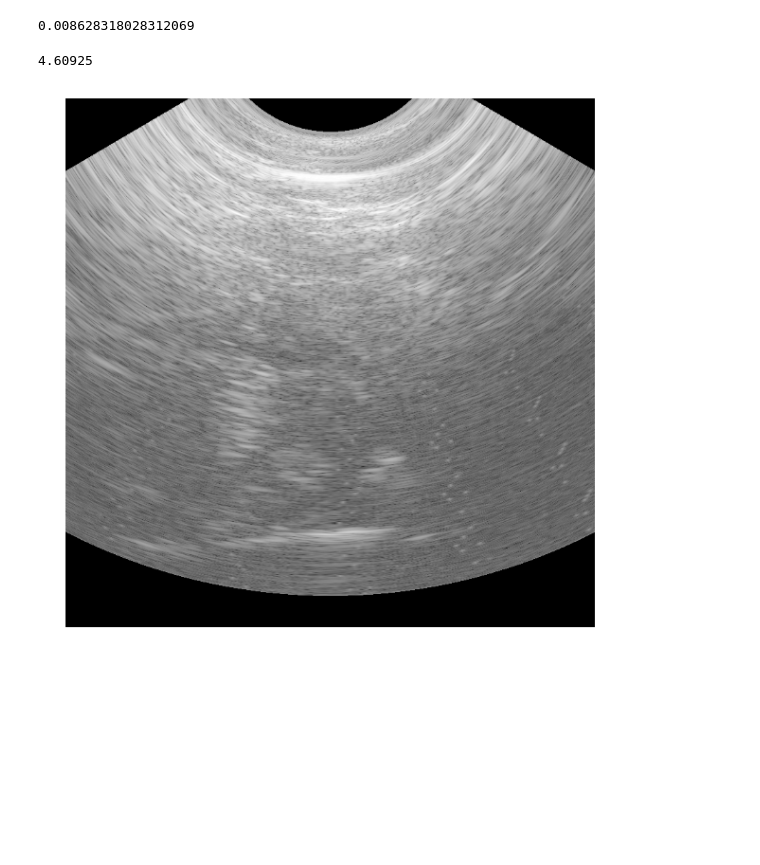
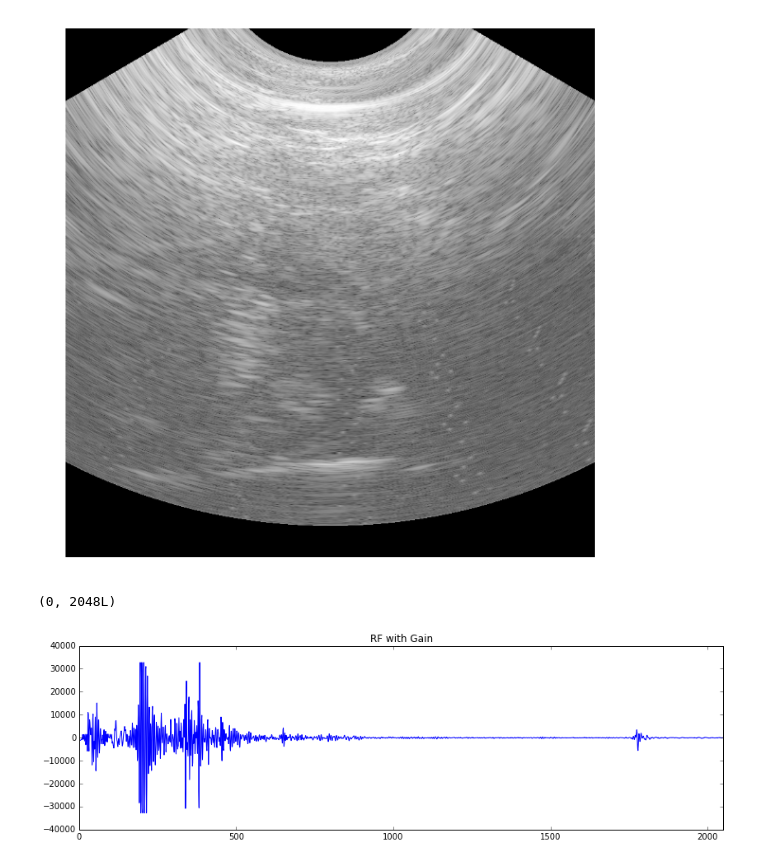
Before and after one commit to KitwareMedical/ITKUltrasound, a Jupyter notebook: notebooks/TimeGainCompensation.ipynb, the cells around one changed output. Drawn from its saved outputs; the diff is of its cells as text; code cells hidden in the pictures; blank space fills up the shorter version.

```diff
--- a/notebooks/TimeGainCompensation.ipynb
+++ b/notebooks/TimeGainCompensation.ipynb
@@ -31,3 +26,6 @@ ReaderType = itk.ImageFileReader[IntegerImageType]
 reader = ReaderType.New()
 reader.SetFileName(input_filename)
 reader.Update()
+# %%
+aline_samples = reader.GetOutput().GetLargestPossibleRegion().GetSize()[0]
+print(aline_samples)
@@ -59,4 +95,0 @@ curvilinear_array_image.SetRadiusSampleSize( (radius_stop - radius_start) / (inp
-# %%
-curvilinear_array_image.GetLateralAngularSeparation()
-# %% [output]
-0.008628318028312069
@@ -76,14 +96,28 @@ resampler.Update()
 # %%
 bmode = resampler.GetOutput()
 bmode_array = itk.PyBuffer[ScanConvertedImageType].GetArrayFromImage(bmode)
-print(bmode_array.max())
+
+fig = plt.figure(1, figsize=(10, 10))
+
+ax = fig.add_subplot(111)
+ax.axis('off')
+ax.imshow(bmode_array, cmap='gray');
 # %% [output]
-4.60925
+[figure, added]
-# %%
-fig = plt.figure(1, figsize=(10, 10))
-
-ax = fig.add_subplot(111)
-ax.axis('off')
-ax.imshow(bmode_array, cmap='gray');
-# %% [output]
-[figure, removed]
+# %%
+CastRFImageType = itk.Image[IntegerPixelType, Dimension]
+ImageCasterType = itk.CastImageFilter[IntegerImageType, CastRFImageType]
+image_caster = ImageCasterType.New()
+image_caster.SetInput(tgc_filter.GetOutput())
+image_caster.Update()
+
+rf_with_gain = itk.PyBuffer[CastRFImageType].GetArrayFromImage(image_caster.GetOutput())
+
+fig = plt.figure(2, figsize=(14, 4))
+ax = fig.add_subplot(1,1,1)
+ax.plot(rf_with_gain[120, :])
+ax.set_title('RF with Gain')
+ax.set_xlim(0, aline_samples)
+# %% [output]
+(0, 2048L)
+[figure, added]
```
Also changed, not shown: parts of 14 cells of this notebook, 1 other file.
